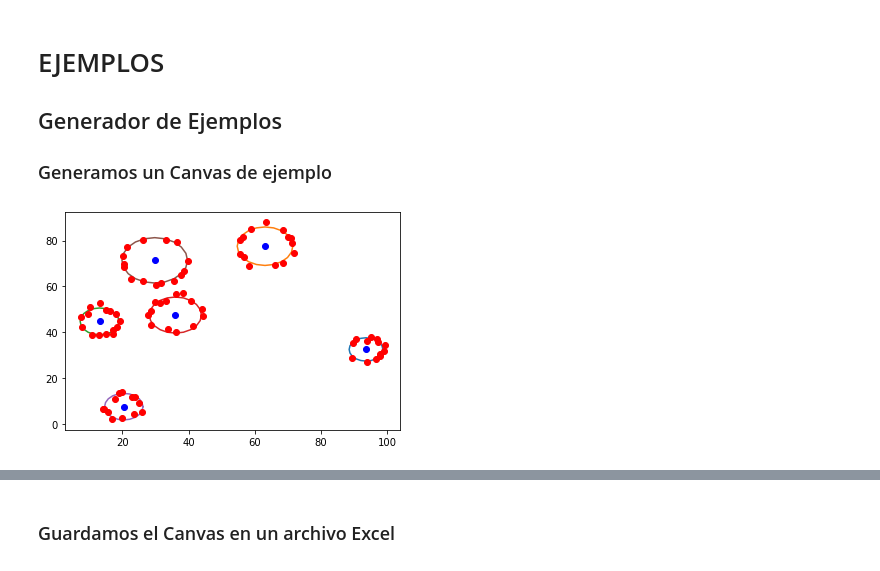
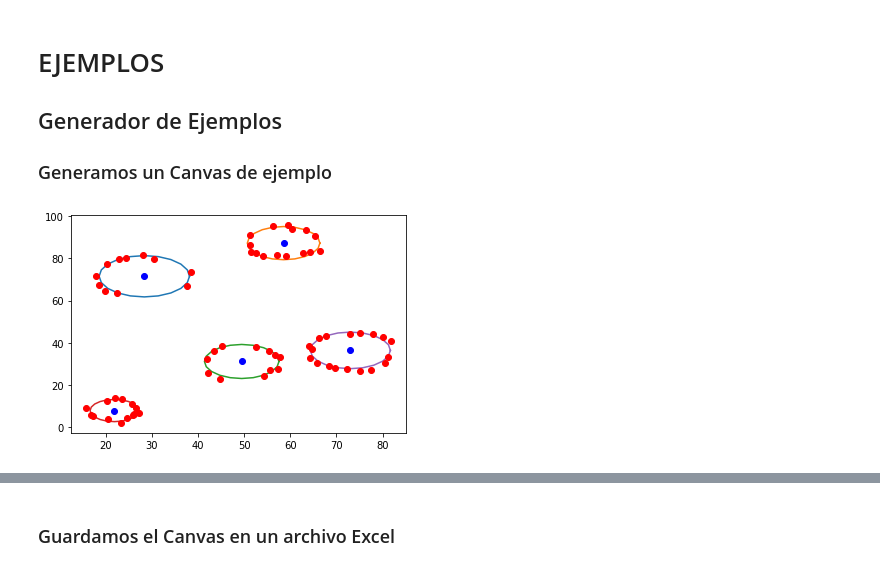
Before and after one commit to ClusteringIA/Clustering, a Jupyter notebook: IA CLEAN.ipynb, the cells around one changed output, grey strips where cells are left out. Drawn from its saved outputs; the diff is of its cells as text; code cells hidden in the pictures.

```diff
--- a/IA CLEAN.ipynb
+++ b/IA CLEAN.ipynb
@@ -892,13 +892,13 @@ class generateUI():
 ### Generamos un Canvas de ejemplo
 # %%
 canvas = Canvas(100,100,[])
-canvas.drawRandomCircunferencesRadiusRange(6,5,10,20)
+canvas.drawRandomCircunferencesRadiusRange(5,5,10,20)
 canvasCopy = deepcopy(canvas)
 canvas.removeRandomPoints(0.3)
 canvas.insertNoise(0.5,0.9)
 canvas.drawData()
 # %% [output]
-[figure, old version]
+[figure, new version]
 # %%
 canvas2 = deepcopy(canvasCopy)
 # %%
```
Also changed, not shown: parts of 12 cells of this notebook, 9 other files.
